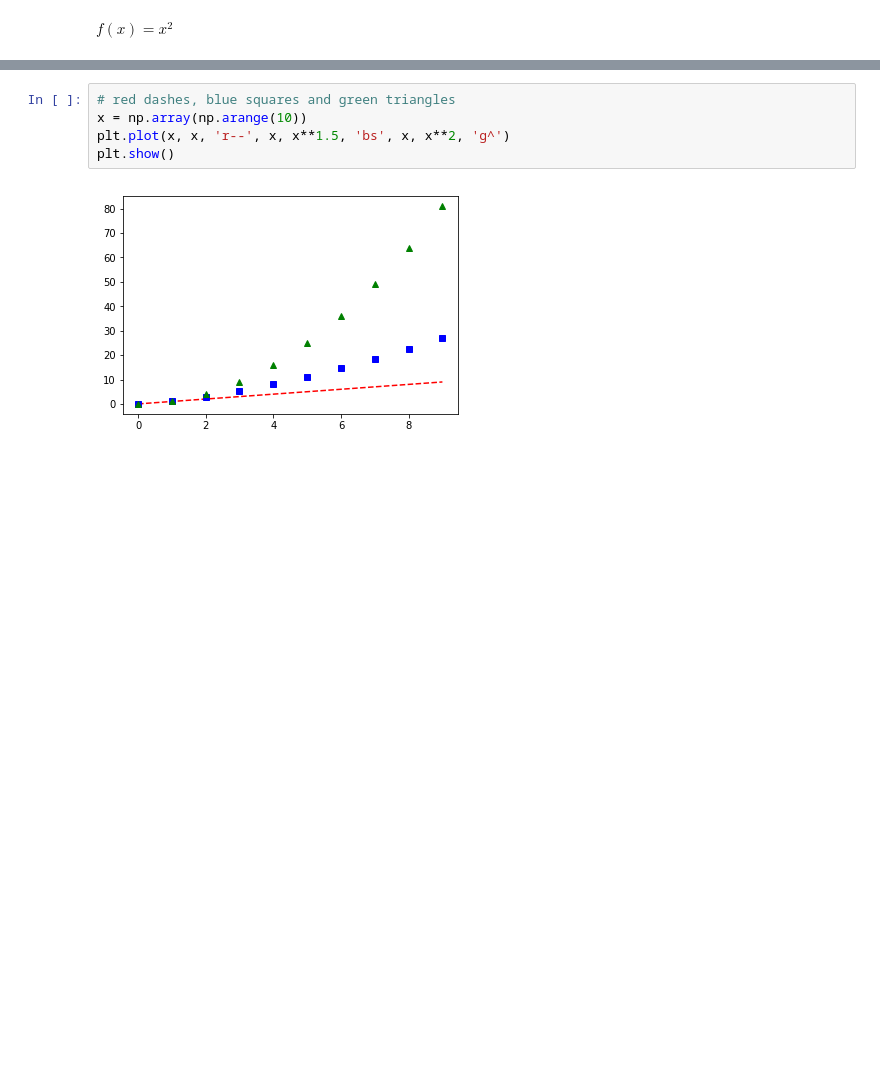
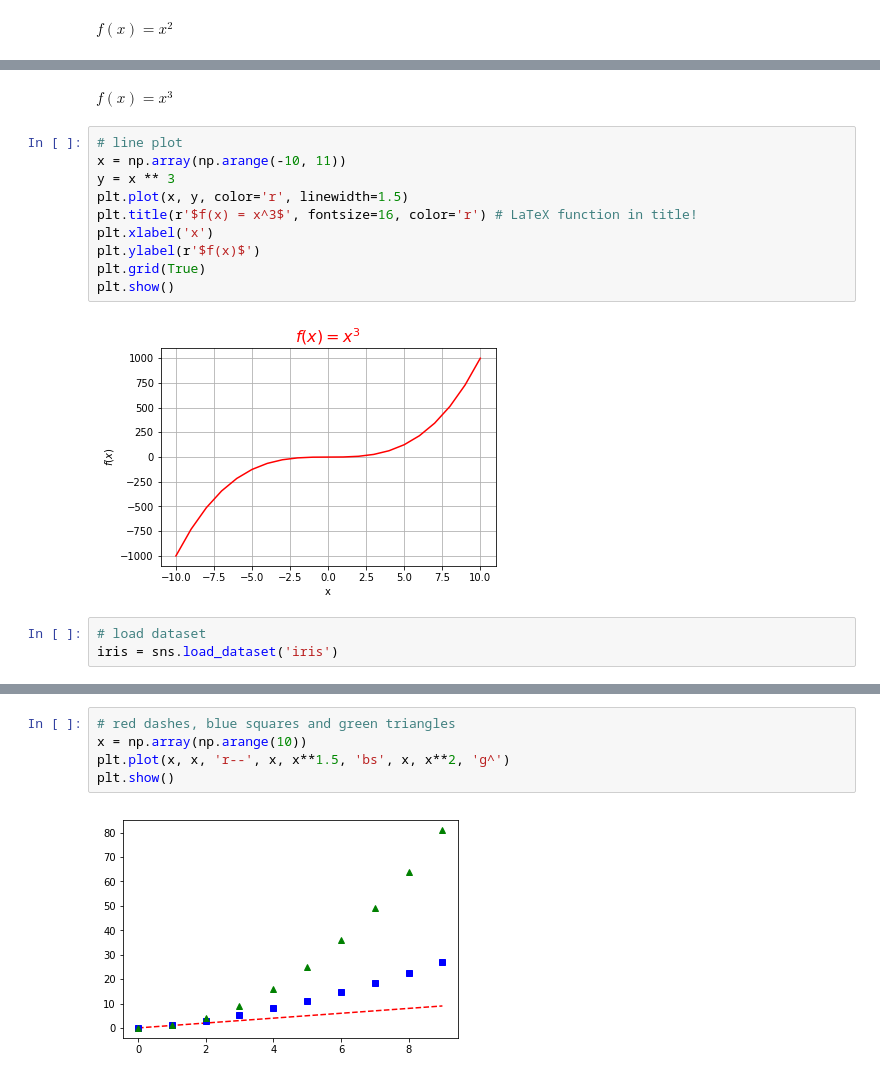
Before and after one commit to Brinkhuis/Cursus, a Jupyter notebook: notebooks/visualization.ipynb, the cells around one changed output, grey strips where cells are left out. Cells and saved outputs as stored; diff of their text form; blank space fills up the shorter version.

```diff
--- a/notebooks/visualization.ipynb
+++ b/notebooks/visualization.ipynb
@@ -29,0 +38,17 @@ y = x ** 2
+# %% [markdown]
+$f(x) = x^3$
+# %%
+# line plot
+x = np.array(np.arange(-10, 11))
+y = x ** 3
+plt.plot(x, y, color='r', linewidth=1.5)
+plt.title(r'$f(x) = x^3$', fontsize=16, color='r') # LaTeX function in title!
+plt.xlabel('x')
+plt.ylabel(r'$f(x)$')
+plt.grid(True)
+plt.show()
+# %% [output]
+[figure, added]
+# %%
+# load dataset
+iris = sns.load_dataset('iris')
```
Also changed, not shown: parts of 62 cells of this notebook.
